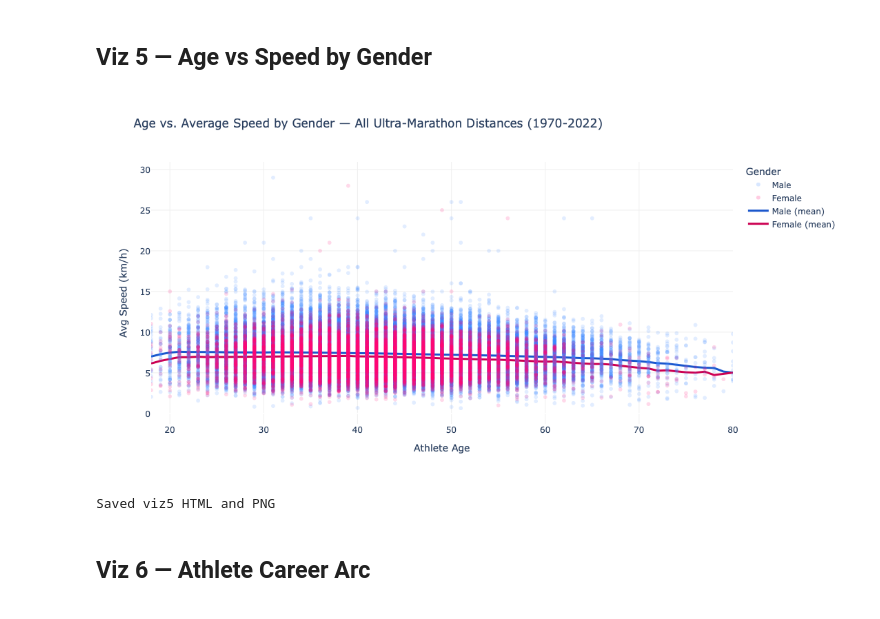
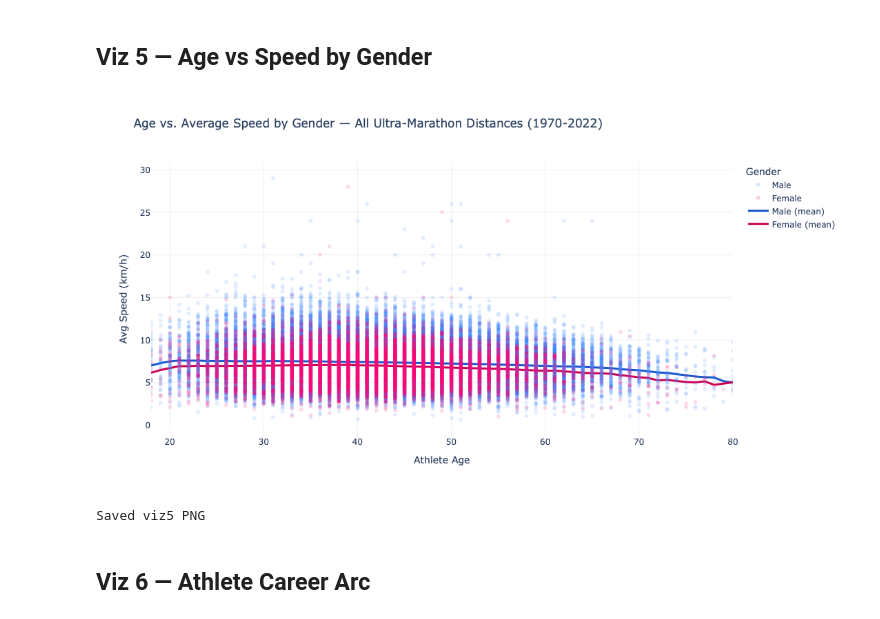
Before and after one commit to luizsamelo/ultramarathon-performance-viz, a Jupyter notebook: Notebooks/ultra_partC.ipynb, the cells around one changed output. Saved outputs shown, nothing was run; the diff lists cells and outputs as text; code cells hidden in the pictures.

```diff
--- a/Notebooks/ultra_partC.ipynb
+++ b/Notebooks/ultra_partC.ipynb
@@ -56,37 +56,36 @@ age_trend = (
     .agg(mean_speed=('athlete_avg_speed', 'mean'), count=('athlete_avg_speed', 'count'))
     .reset_index()
 )
 age_trend = age_trend[age_trend['count'] >= 50]
 age_trend['Gender'] = age_trend['athlete_gender'].map({'M': 'Male', 'F': 'Female'})
 
 fig5 = px.scatter(
     df_scatter,
     x='athlete_age', y='athlete_avg_speed', color='Gender',
     color_discrete_map={'Male': '#3A86FF', 'Female': '#FF006E'},
     opacity=0.15,
     labels={'athlete_age': 'Athlete Age', 'athlete_avg_speed': 'Avg Speed (km/h)'},
     title='Age vs. Average Speed by Gender — All Ultra-Marathon Distances (1970-2022)'
 )
 for gender, color in [('Male', '#1a56cc'), ('Female', '#cc0052')]:
     trend = age_trend[age_trend['Gender'] == gender].sort_values('athlete_age')
     fig5.add_trace(go.Scatter(
         x=trend['athlete_age'], y=trend['mean_speed'],
         mode='lines', name=f'{gender} (mean)',
         line=dict(color=color, width=3)
     ))
 fig5.update_layout(
     height=560, plot_bgcolor='white', paper_bgcolor='white',
     title_font_size=17,
     xaxis=dict(title='Athlete Age', range=[18, 80], showgrid=True, gridcolor='#f0f0f0'),
     yaxis=dict(title='Avg Speed (km/h)', showgrid=True, gridcolor='#f0f0f0')
 )
 fig5.show()
-fig5.write_html('../Viz/viz5_age_vs_speed_by_gender.html')
 fig5.write_image('../Viz/viz5_age_vs_speed_by_gender.png')
-print('Saved viz5 HTML and PNG')
+print('Saved viz5 PNG')
 # %% [output]
-[figure, old version]
+[figure, new version]
-Saved viz5 HTML and PNG
+Saved viz5 PNG
 # %% [markdown]
 ## Viz 6 — Athlete Career Arc
 # %%
```
Also changed, not shown: parts of 1 cell of this notebook, 1 other file.
